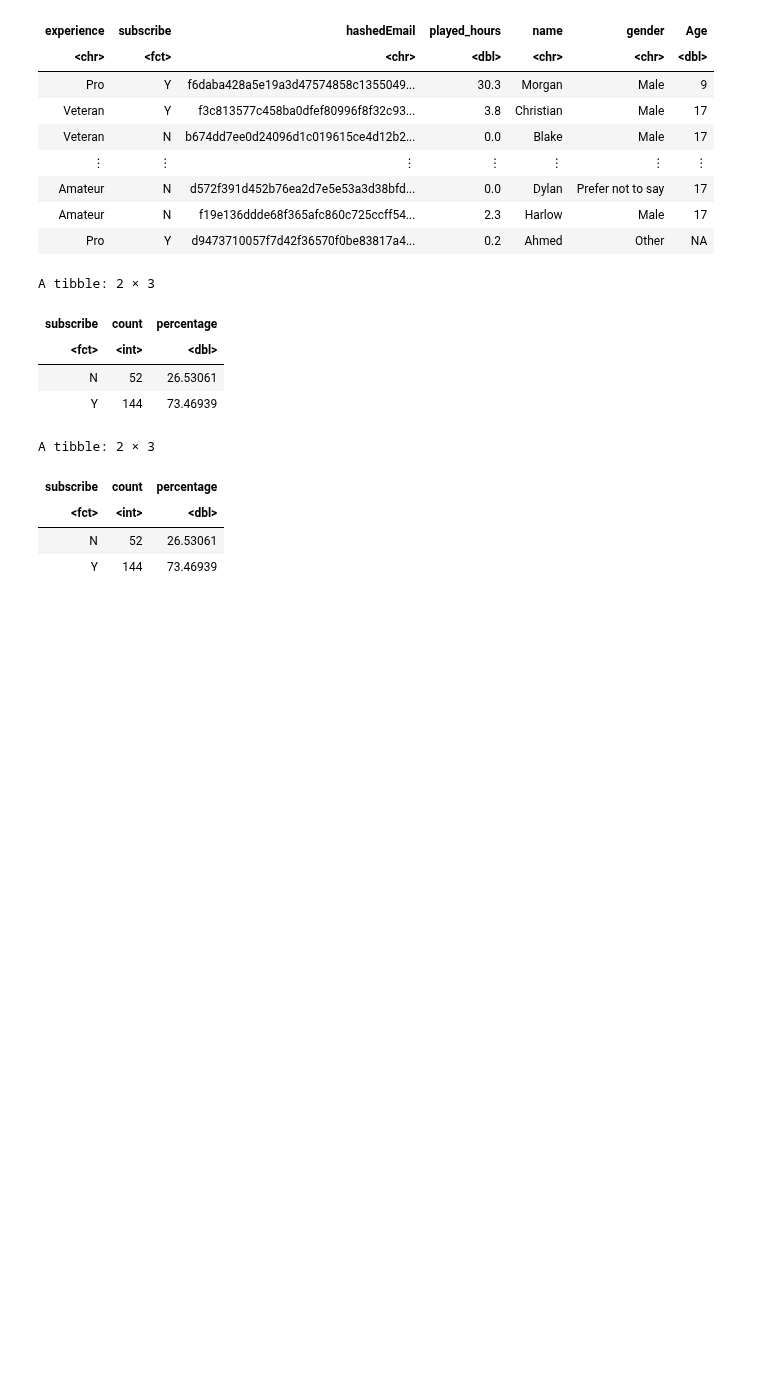
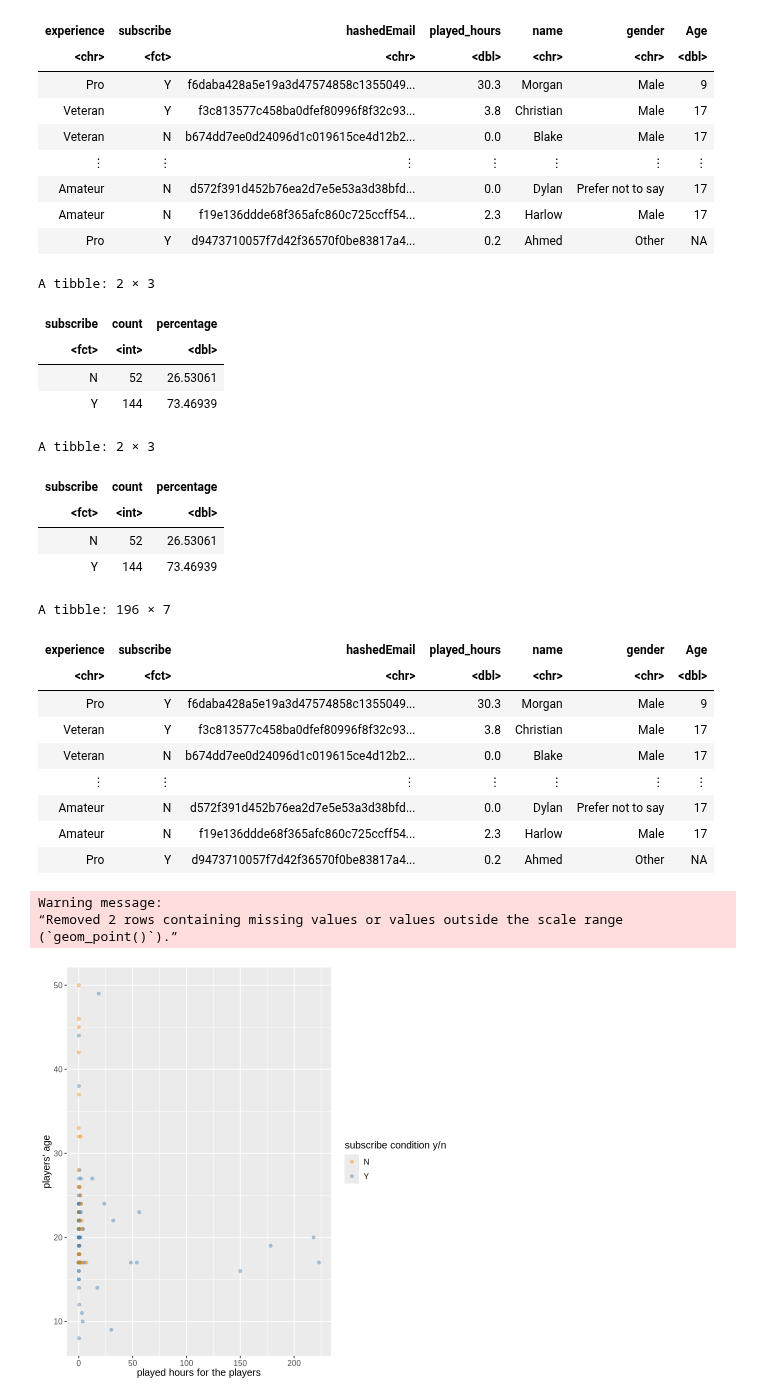
Before and after one commit to zchen189/Group-Project, a Jupyter notebook: data/Group_Project.ipynb, the cells around one changed output. Saved outputs shown, nothing was run; the diff lists cells and outputs as text; code cells hidden in the pictures; blank space fills up the shorter version.

Commit message:
to see if a relationship between hours played and age

```diff
--- a/data/Group_Project.ipynb
+++ b/data/Group_Project.ipynb
@@ -122,3 +117,28 @@ A tibble: 2 × 3
 | <fct> | <int> | <dbl> |
 | N | 52 | 26.53061 |
 | Y | 144 | 73.46939 |
+# %%
+#to see if a relationship between hours played and age
+players
+library(tidyverse)
+hours_age<-players|>ggplot(aes(x=played_hours,y=Age,color=subscribe))+
+geom_point(alpha=0.4)+
+labs(x="played hours for the players", y="players' age", color="subscribe condition y/n")+
+scale_color_manual(values=c("darkorange","steelblue"))+
+theme(text=element_text(size=12))
+hours_age
+# %% [output]
+A tibble: 196 × 7
+| experience | subscribe | hashedEmail | played_hours | name | gender | Age |
+| <chr> | <fct> | <chr> | <dbl> | <chr> | <chr> | <dbl> |
+| Pro | Y | f6daba428a5e19a3d47574858c1355049... | 30.3 | Morgan | Male | 9 |
+| Veteran | Y | f3c813577c458ba0dfef80996f8f32c93... | 3.8 | Christian | Male | 17 |
+| Veteran | N | b674dd7ee0d24096d1c019615ce4d12b2... | 0.0 | Blake | Male | 17 |
+| ⋮ | ⋮ | ⋮ | ⋮ | ⋮ | ⋮ | ⋮ |
+| Amateur | N | d572f391d452b76ea2d7e5e53a3d38bfd... | 0.0 | Dylan | Prefer not to say | 17 |
+| Amateur | N | f19e136ddde68f365afc860c725ccff54... | 2.3 | Harlow | Male | 17 |
+| Pro | Y | d9473710057f7d42f36570f0be83817a4... | 0.2 | Ahmed | Other | NA |
+Warning message:
+“Removed 2 rows containing missing values or values outside the scale range
+(`geom_point()`).”
+[figure, added]
```
Also changed, not shown: parts of 1 cell of this notebook.
